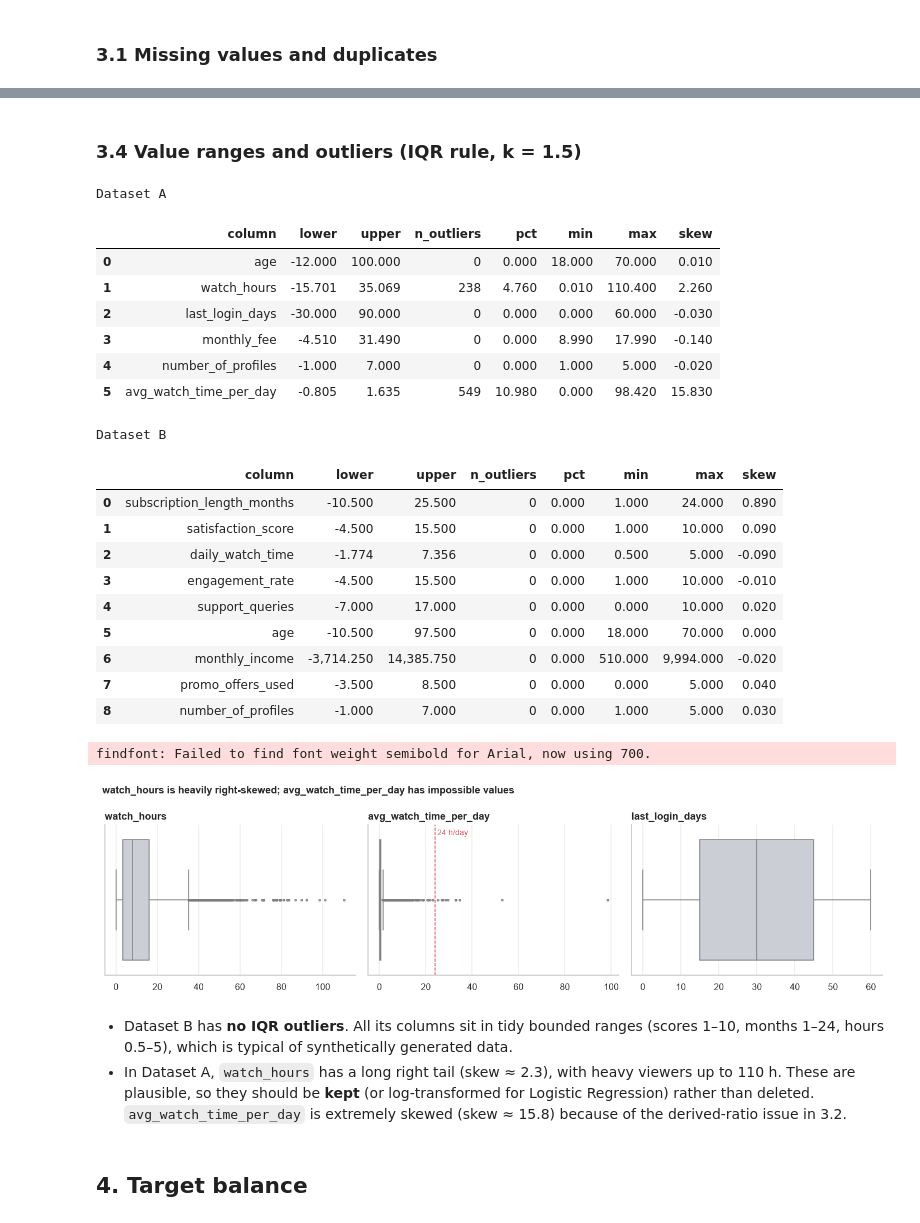
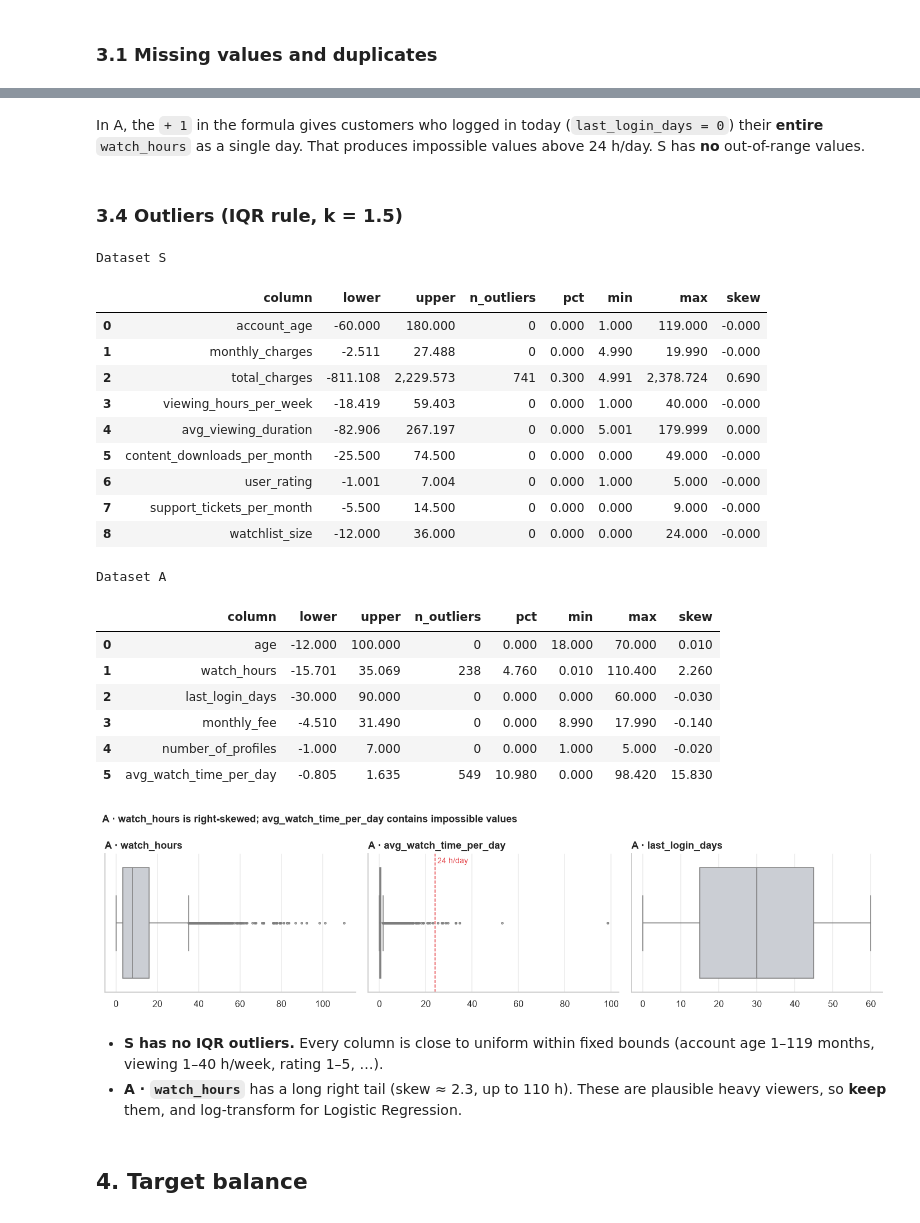
Before and after one commit to Aayush251105/OTT_Churn_Augmentation, a Jupyter notebook: notebooks/01_data_understanding.ipynb, the cells around one changed output, grey strips where cells are left out. Saved outputs shown, nothing was run; the diff lists cells and outputs as text; code cells hidden in the pictures.

Commit message:
Phase 1: data understanding for S, A and old-B audit; shared-column analysis

```diff
--- a/notebooks/01_data_understanding.ipynb
+++ b/notebooks/01_data_understanding.ipynb
@@ -51,12 +52,12 @@ A_COLOR, B_COLOR = "#7C9CF5", "#A78BFA"
 # %%
+s = data.load_s()
 a = data.load_a()
 b = data.load_b()
 
-# Readable status columns for plotting (the original columns are left untouched)
-a["status"] = a[TARGET].map({0: "Retained", 1: "Churned"})
-b["status"] = b["churn_b"].map({"No": "Retained", "Yes": "Churned"})
-b["churn_b_flag"] = (b["churn_b"] == "Yes").astype(int)
+# Readable status column for plots; the original columns are left untouched
+for df in (s, a, b):
+    df["status"] = df[TARGET].map({0: "Retained", 1: "Churned"})
 
-print(f"Dataset A: {a.shape[0]:,} rows x {a.shape[1] - 1} columns")
-print(f"Dataset B: {b.shape[0]:,} rows x {b.shape[1] - 2} columns (columns renamed to snake_case by data.load_b)")
+for name, df in [("S", s), ("A", a), ("Old B", b)]:
+    print(f"Dataset {name:<5}: {len(df):>7,} rows x {df.shape[1] - 1} columns · churn {df[TARGET].mean():.1%}")
 # %% [output]
@@ -198,51 +227,52 @@ or keep it only as an ordinal stand-in for the plan.
+# %% [markdown]
+In A, the `+ 1` in the formula gives customers who logged in today (`last_login_days = 0`) their **entire**
+`watch_hours` as a single day. That produces impossible values above 24 h/day. S has **no** out-of-range values.
 # %% [markdown]
-### 3.4 Value ranges and outliers (IQR rule, k = 1.5)
+### 3.4 Outliers (IQR rule, k = 1.5)
 # %%
+print("Dataset S")
+display(eda.outlier_summary(s, data.S_NUMERIC))
 print("Dataset A")
 display(eda.outlier_summary(a, data.A_NUMERIC))
-print("Dataset B")
-display(eda.outlier_summary(b, data.B_NUMERIC))
 # %% [output]
-Dataset A
+Dataset S
 |  | column | lower | upper | n_outliers | pct | min | max | skew |
-| 0 | age | -12.000 | 100.000 | 0 | 0.000 | 18.000 | 70.000 | 0.010 |
-| 1 | watch_hours | -15.701 | 35.069 | 238 | 4.760 | 0.010 | 110.400 | 2.260 |
-| 2 | last_login_days | -30.000 | 90.000 | 0 | 0.000 | 0.000 | 60.000 | -0.030 |
-| 3 | monthly_fee | -4.510 | 31.490 | 0 | 0.000 | 8.990 | 17.990 | -0.140 |
-| 4 | number_of_profiles | -1.000 | 7.000 | 0 | 0.000 | 1.000 | 5.000 | -0.020 |
-| 5 | avg_watch_time_per_day | -0.805 | 1.635 | 549 | 10.980 | 0.000 | 98.420 | 15.830 |
+| 0 | account_age | -60.000 | 180.000 | 0 | 0.000 | 1.000 | 119.000 | -0.000 |
+| 1 | monthly_charges | -2.511 | 27.488 | 0 | 0.000 | 4.990 | 19.990 | -0.000 |
+| 2 | total_charges | -811.108 | 2,229.573 | 741 | 0.300 | 4.991 | 2,378.724 | 0.690 |
+| 3 | viewing_hours_per_week | -18.419 | 59.403 | 0 | 0.000 | 1.000 | 40.000 | -0.000 |
+| 4 | avg_viewing_duration | -82.906 | 267.197 | 0 | 0.000 | 5.001 | 179.999 | 0.000 |
+| 5 | content_downloads_per_month | -25.500 | 74.500 | 0 | 0.000 | 0.000 | 49.000 | -0.000 |
+| 6 | user_rating | -1.001 | 7.004 | 0 | 0.000 | 1.000 | 5.000 | -0.000 |
+| 7 | support_tickets_per_month | -5.500 | 14.500 | 0 | 0.000 | 0.000 | 9.000 | -0.000 |
+| 8 | watchlist_size | -12.000 | 36.000 | 0 | 0.000 | 0.000 | 24.000 | -0.000 |
-Dataset B
+Dataset A
 |  | column | lower | upper | n_outliers | pct | min | max | skew |
-| 0 | subscription_length_months | -10.500 | 25.500 | 0 | 0.000 | 1.000 | 24.000 | 0.890 |
-| 1 | satisfaction_score | -4.500 | 15.500 | 0 | 0.000 | 1.000 | 10.000 | 0.090 |
-| 2 | daily_watch_time | -1.774 | 7.356 | 0 | 0.000 | 0.500 | 5.000 | -0.090 |
-| 3 | engagement_rate | -4.500 | 15.500 | 0 | 0.000 | 1.000 | 10.000 | -0.010 |
-| 4 | support_queries | -7.000 | 17.000 | 0 | 0.000 | 0.000 | 10.000 | 0.020 |
-| 5 | age | -10.500 | 97.500 | 0 | 0.000 | 18.000 | 70.000 | 0.000 |
-| 6 | monthly_income | -3,714.250 | 14,385.750 | 0 | 0.000 | 510.000 | 9,994.000 | -0.020 |
-| 7 | promo_offers_used | -3.500 | 8.500 | 0 | 0.000 | 0.000 | 5.000 | 0.040 |
-| 8 | number_of_profiles | -1.000 | 7.000 | 0 | 0.000 | 1.000 | 5.000 | 0.030 |
+| 0 | age | -12.000 | 100.000 | 0 | 0.000 | 18.000 | 70.000 | 0.010 |
+| 1 | watch_hours | -15.701 | 35.069 | 238 | 4.760 | 0.010 | 110.400 | 2.260 |
+| 2 | last_login_days | -30.000 | 90.000 | 0 | 0.000 | 0.000 | 60.000 | -0.030 |
+| 3 | monthly_fee | -4.510 | 31.490 | 0 | 0.000 | 8.990 | 17.990 | -0.140 |
+| 4 | number_of_profiles | -1.000 | 7.000 | 0 | 0.000 | 1.000 | 5.000 | -0.020 |
+| 5 | avg_watch_time_per_day | -0.805 | 1.635 | 549 | 10.980 | 0.000 | 98.420 | 15.830 |
 # %%
-fig, axes = plt.subplots(1, 3, figsize=(13, 3.6))
+fig, axes = plt.subplots(1, 3, figsize=(13, 3.4))
 for ax, col in zip(axes, ["watch_hours", "avg_watch_time_per_day", "last_login_days"]):
     sns.boxplot(x=a[col], ax=ax, color="#C9CED6", fliersize=2, linewidth=1)
-    ax.set_title(col)
+    ax.set_title(f"A · {col}")
     ax.set_xlabel("")
 axes[1].axvline(24, color=CHURN, ls="--", lw=1)
 axes[1].text(24, -0.42, " 24 h/day", color=CHURN, fontsize=9, va="bottom")
-fig.suptitle("watch_hours is heavily right-skewed; avg_watch_time_per_day has impossible values",
-             x=0.01, ha="left", fontsize=12, fontweight="semibold")
+fig.suptitle("A · watch_hours is right-skewed; avg_watch_time_per_day contains impossible values",
+             x=0.01, ha="left", fontsize=12, fontweight="bold")
 fig.tight_layout()
 savefig(fig, "01_a_outliers")
 plt.show()
 # %% [output]
-findfont: Failed to find font weight semibold for Arial, now using 700.
-[figure, old version]
+[figure, new version]
-# %% [markdown]
-* Dataset B has **no IQR outliers**. All its columns sit in tidy bounded ranges (scores 1–10, months 1–24,
-  hours 0.5–5), which is typical of synthetically generated data.
-* In Dataset A, `watch_hours` has a long right tail (skew ≈ 2.3), with heavy viewers up to 110 h. These are
-  plausible, so they should be **kept** (or log-transformed for Logistic Regression) rather than deleted.
-  `avg_watch_time_per_day` is extremely skewed (skew ≈ 15.8) because of the derived-ratio issue in 3.2.
+# %% [markdown]
+* **S has no IQR outliers.** Every column is close to uniform within fixed bounds (account age 1–119 months,
+  viewing 1–40 h/week, rating 1–5, …).
+* **A · `watch_hours`** has a long right tail (skew ≈ 2.3, up to 110 h). These are plausible heavy viewers, so
+  **keep** them, and log-transform for Logistic Regression.
 # %% [markdown]
 ## 4. Target balance
```
Also changed, not shown: parts of 85 cells of this notebook, 24 other files.
